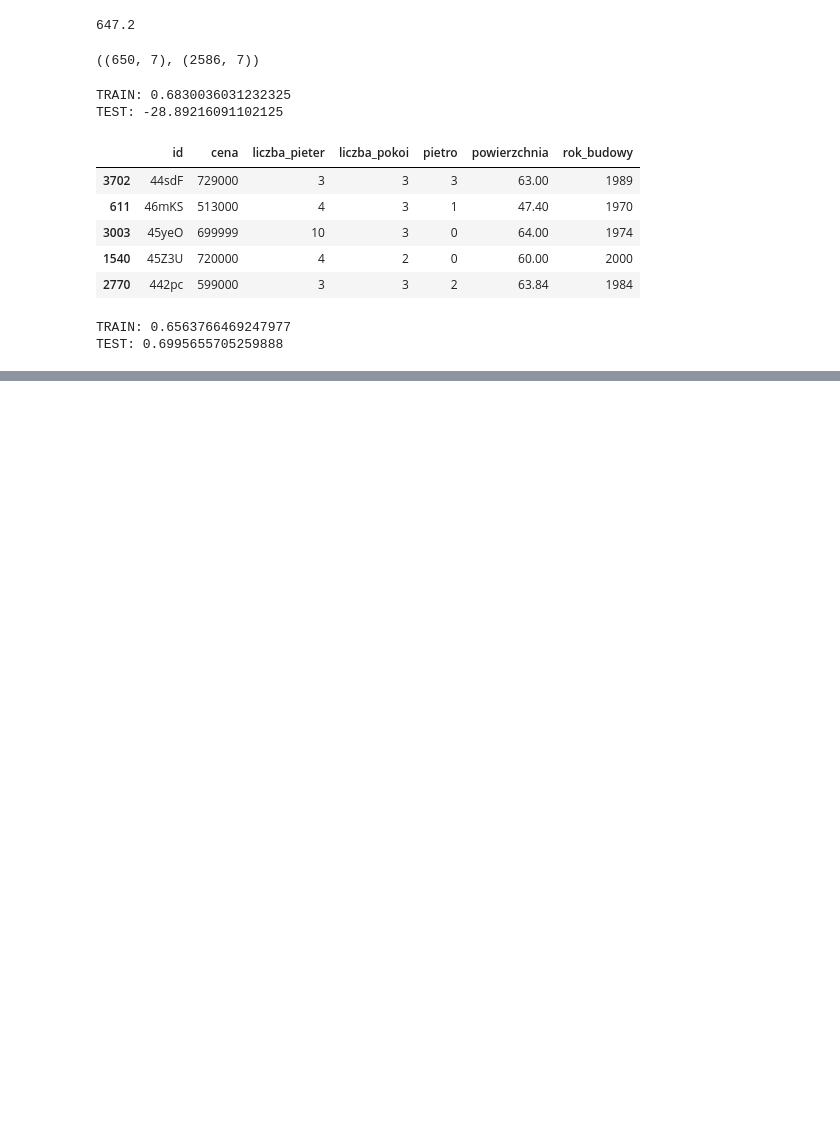
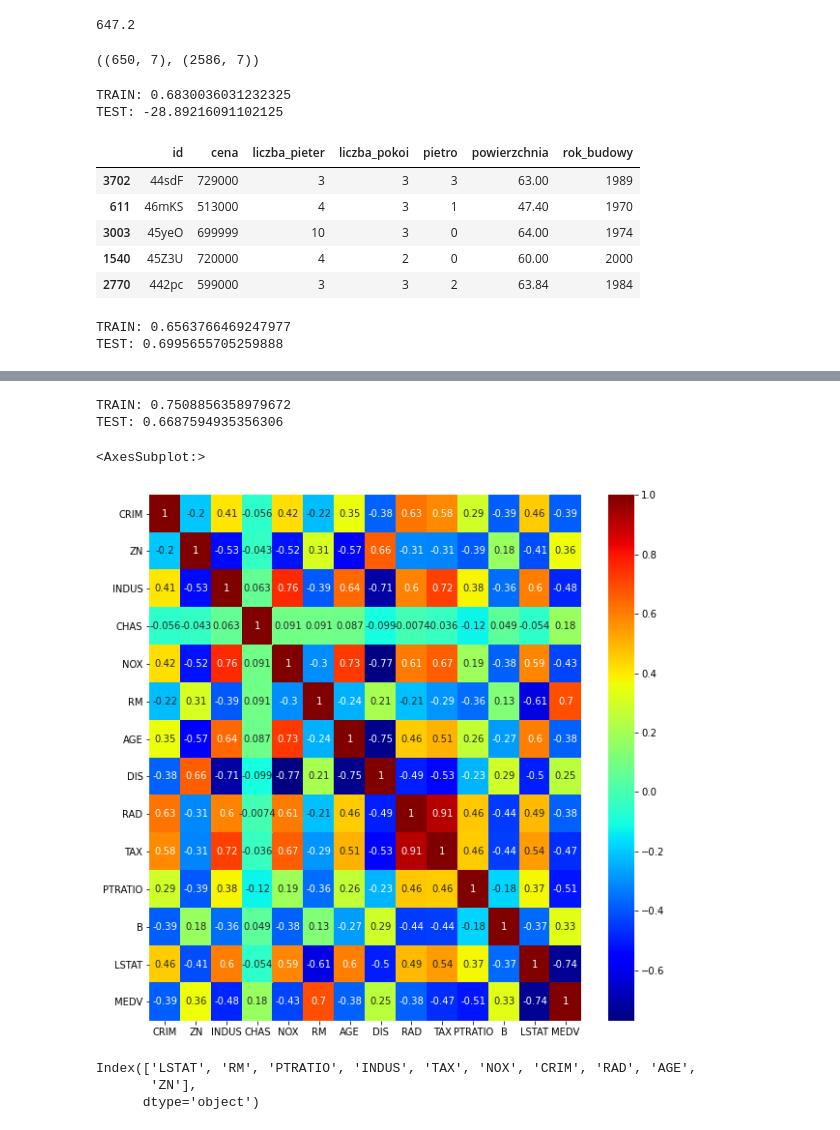
Before and after one commit to pad0910/Python2A, a Jupyter notebook: Dzien07/02-regresja-wielozmienna.ipynb, the cells around one changed output, grey strips where cells are left out. Drawn from its saved outputs; the diff is of its cells as text; code cells hidden in the pictures; blank space fills up the shorter version.

```diff
--- a/Dzien07/02-regresja-wielozmienna.ipynb
+++ b/Dzien07/02-regresja-wielozmienna.ipynb
@@ -279,0 +346,2 @@ TEST: 0.6995655705259888
+# %%
+ds = load_boston()
@@ -279,0 +372,4 @@ TEST: 0.6995655705259888
+# %%
+df = pd.DataFrame(ds.data, columns=ds.feature_names)
+df["MEDV"] = ds.target
+df
@@ -279,0 +390,26 @@ TEST: 0.6995655705259888
+# %%
+X = df.iloc[:, :-1 ]
+y = df.MEDV
+
+X_train, X_test, y_train, y_test = train_test_split(X, y, test_size=.2, random_state=42)
+
+model = LinearRegression()
+model.fit(X_train, y_train)
+print("TRAIN:", model.score(X_train, y_train))
+print("TEST:", model.score(X_test, y_test))
+# %% [output]
+TRAIN: 0.7508856358979672
+TEST: 0.6687594935356306
+# %%
+plt.figure(figsize=(10,10))
+sns.heatmap( df.corr(), annot=True, cmap="jet" )
+# %% [output]
+<AxesSubplot:>
+[figure, added]
+# %%
+best_cols = df.corr().iloc[-1].abs().sort_values(ascending=False)[1:11].index
+best_cols
+# %% [output]
+Index(['LSTAT', 'RM', 'PTRATIO', 'INDUS', 'TAX', 'NOX', 'CRIM', 'RAD', 'AGE',
+       'ZN'],
+      dtype='object')
```
Also changed, not shown: parts of 19 cells of this notebook, 1 other file.
